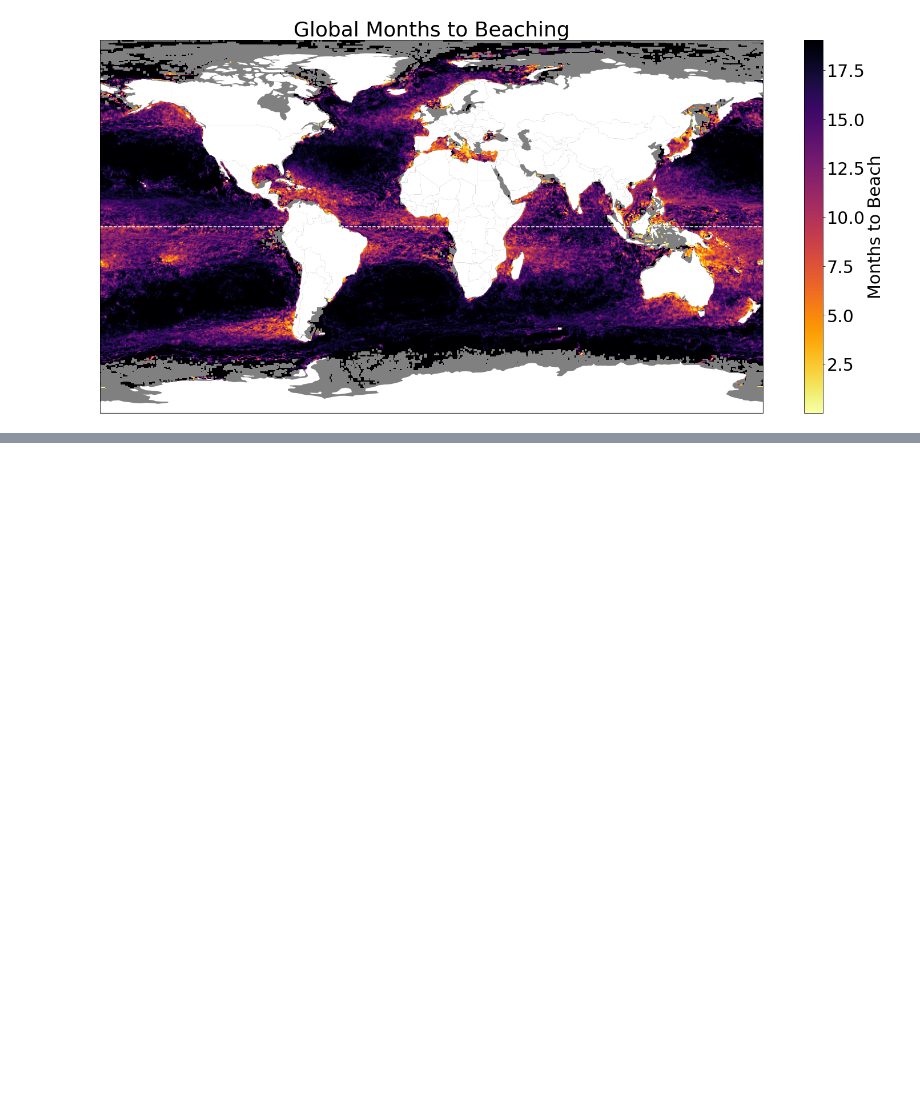
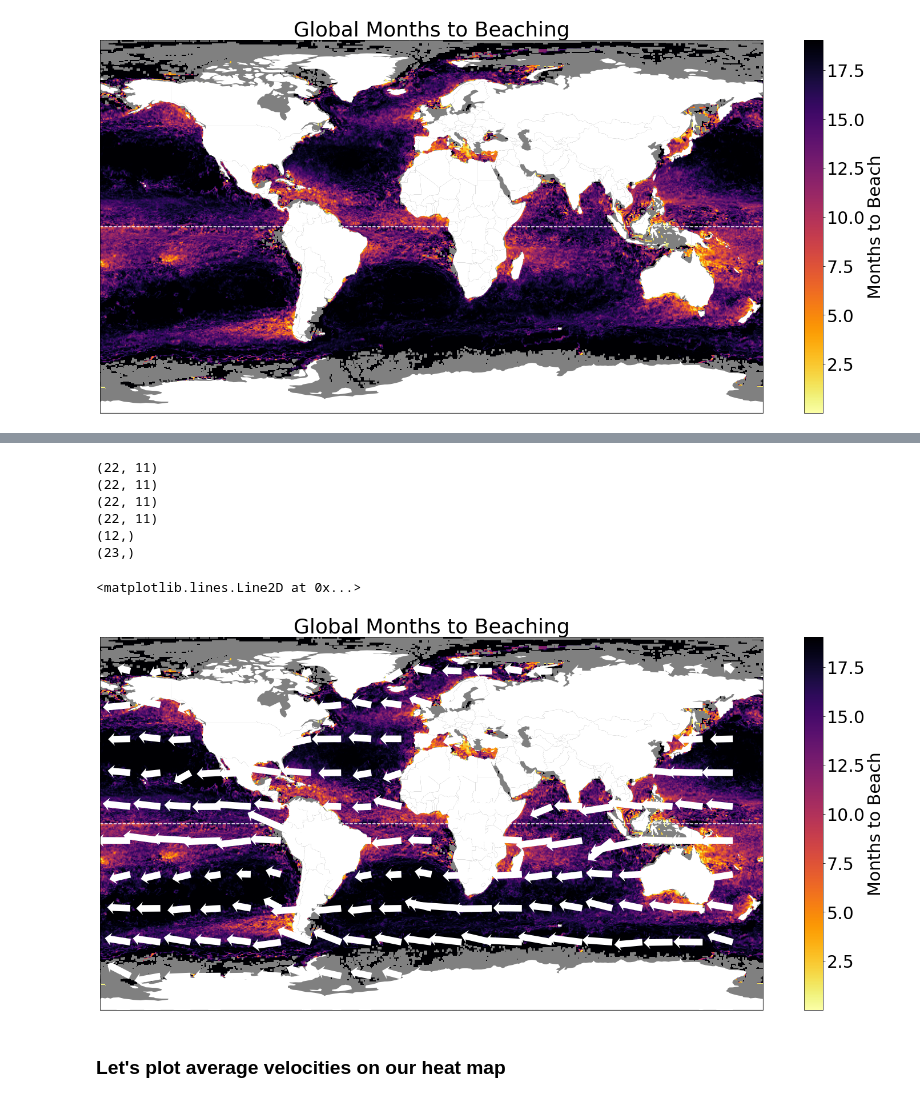
Before and after one commit to GHOpenonic/global-drifter-program, a Jupyter notebook: time to beach heatmap.ipynb, the cells around one changed output, grey strips where cells are left out. Drawn from its saved outputs; the diff is of its cells as text; code cells hidden in the pictures; blank space fills up the shorter version.

```diff
--- a/time to beach heatmap.ipynb
+++ b/time to beach heatmap.ipynb
@@ -166,0 +265,65 @@ plt.axhline(y=0, color='white', linestyle='--', label='Equator')
+# %%
+lon_mesh, lat_mesh = np.meshgrid(v_dir_y_edge[:11],v_dir_x_edge[:22])
+# %%
+print(np.shape(v_dir_statistic))
+print(np.shape(v_mag_statistic))
+
+print(np.shape(lon_mesh))
+print(np.shape(lat_mesh))
+
+print(np.shape(v_dir_y_edge))
+print(np.shape(v_dir_x_edge))
+# %% [output]
+(22, 11)
+(22, 11)
+(22, 11)
+(22, 11)
+(12,)
+(23,)
+# %%
+# Given location, time to beaching
+
+fig = plt.figure(figsize=(26, 12))
+plt.rcParams.update({'font.size': 30})
+ax = plt.axes(projection=ccrs.PlateCarree())
+ax.set_extent([-180, 180, -90, 90], crs=ccrs.PlateCarree())
+
+# colormap
+cmap = plt.cm.get_cmap("inferno_r").copy()
+cmap.set_bad('grey')
+
+# plot hist on world
+plt.imshow(statistic.T, origin='lower', extent=[x_edge[0], x_edge[-1], y_edge[0], y_edge[-1]], cmap=cmap)
+
+# Plotting parameters for quiver plot
+quiver_scale = 0.02  # Scale factor for the arrows
+quiver_width = 0.01  # Width of the arrows
+
+# Convert direction from degrees to radians
+v_dir_rad = np.radians(v_dir_statistic)
+
+# Calculate arrow components
+u = v_mag_statistic * np.cos(v_dir_rad)
+v = v_mag_statistic * np.sin(v_dir_rad)
+
+# Plot arrows
+ax.quiver(lat_mesh, lon_mesh, u, v, angles='xy', scale_units='xy', scale=quiver_scale,
+          pivot='tail', width=quiver_width, color='white', headwidth = 2, headlength = 1, headaxislength = 0.8)
+# Load the world shapefile from GeoPandas
+world = gpd.read_file(gpd.datasets.get_path('naturalearth_lowres'))
+
+# Extract the land polygons
+land = world[world['continent'] != 'Antarctica']
+Antarctica = world[world['continent'] == 'Antarctica']
+land.plot(ax=ax, color='white', edgecolor='none')
+Antarctica.plot(ax=ax, color='white', edgecolor='none')
+
+plt.colorbar(label='Months to Beach')
+ax.set_aspect('auto')
+plt.title('Global Months to Beaching')
+plt.axhline(y=0, color='white', linestyle='--', label='Equator')
+# %% [output]
+<matplotlib.lines.Line2D at 0x...>
+[figure, added]
+# %% [markdown]
+### Let's plot average velocities on our heat map
```
Also changed, not shown: parts of 16 cells of this notebook.
